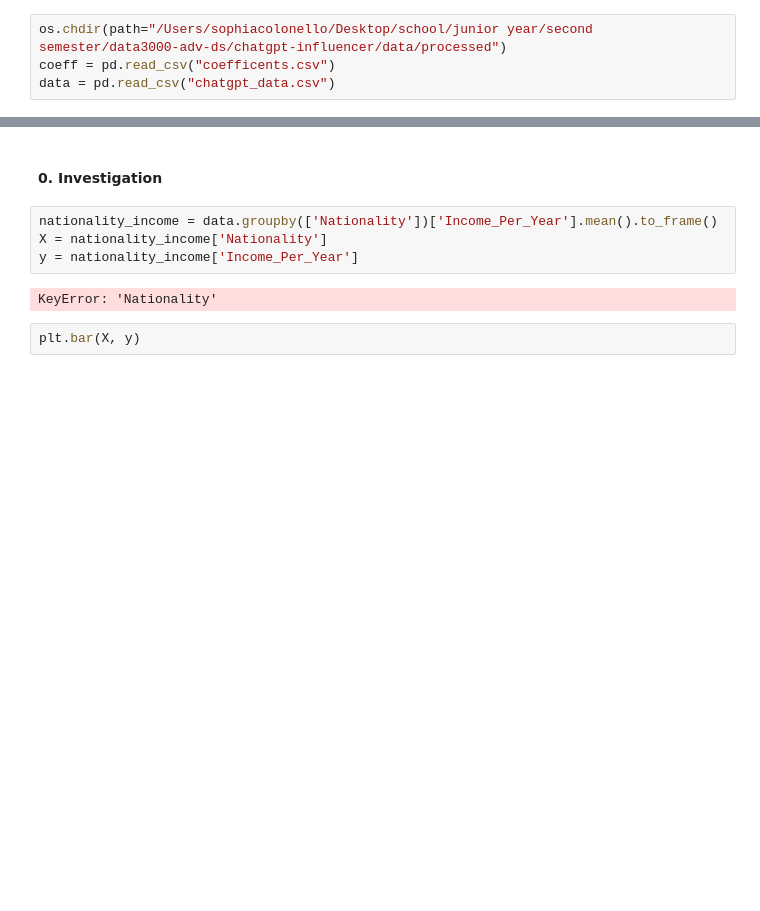
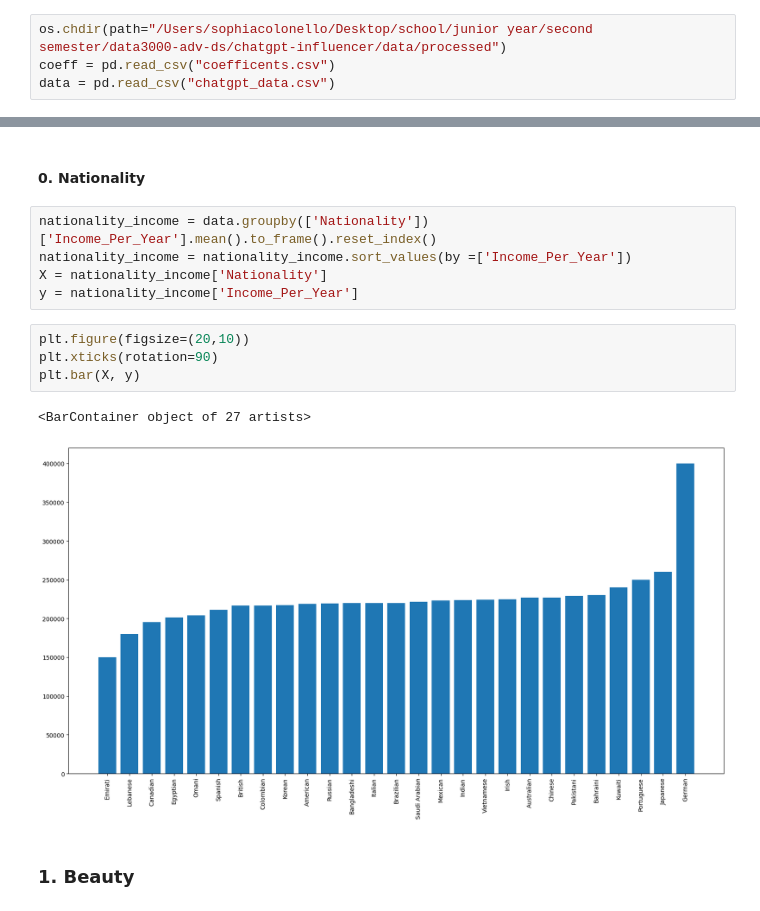
Before and after one commit to soph-colo/data3000-adv-ds, a Jupyter notebook: chatgpt-influencer/notebooks/data_analysis.ipynb, the cells around one changed output, grey strips where cells are left out. Saved outputs shown, nothing was run; the diff lists cells and outputs as text; blank space fills up the shorter version.

```diff
--- a/chatgpt-influencer/notebooks/data_analysis.ipynb
+++ b/chatgpt-influencer/notebooks/data_analysis.ipynb
@@ -15,10 +30,16 @@ data = pd.read_csv("chatgpt_data.csv")
 # %% [markdown]
-#### 0. Investigation
+#### 0. Nationality
 # %%
-nationality_income = data.groupby(['Nationality'])['Income_Per_Year'].mean().to_frame()
+nationality_income = data.groupby(['Nationality'])['Income_Per_Year'].mean().to_frame().reset_index()
+nationality_income = nationality_income.sort_values(by =['Income_Per_Year'])
 X = nationality_income['Nationality']
 y = nationality_income['Income_Per_Year']
-# %% [output]
-KeyError: 'Nationality'
 # %%
+plt.figure(figsize=(20,10))
+plt.xticks(rotation=90)
 plt.bar(X, y)
+# %% [output]
+<BarContainer object of 27 artists>
+[figure, added]
+# %% [markdown]
+### 1. Beauty
```
Also changed, not shown: parts of 5 cells of this notebook, 2 other files.
